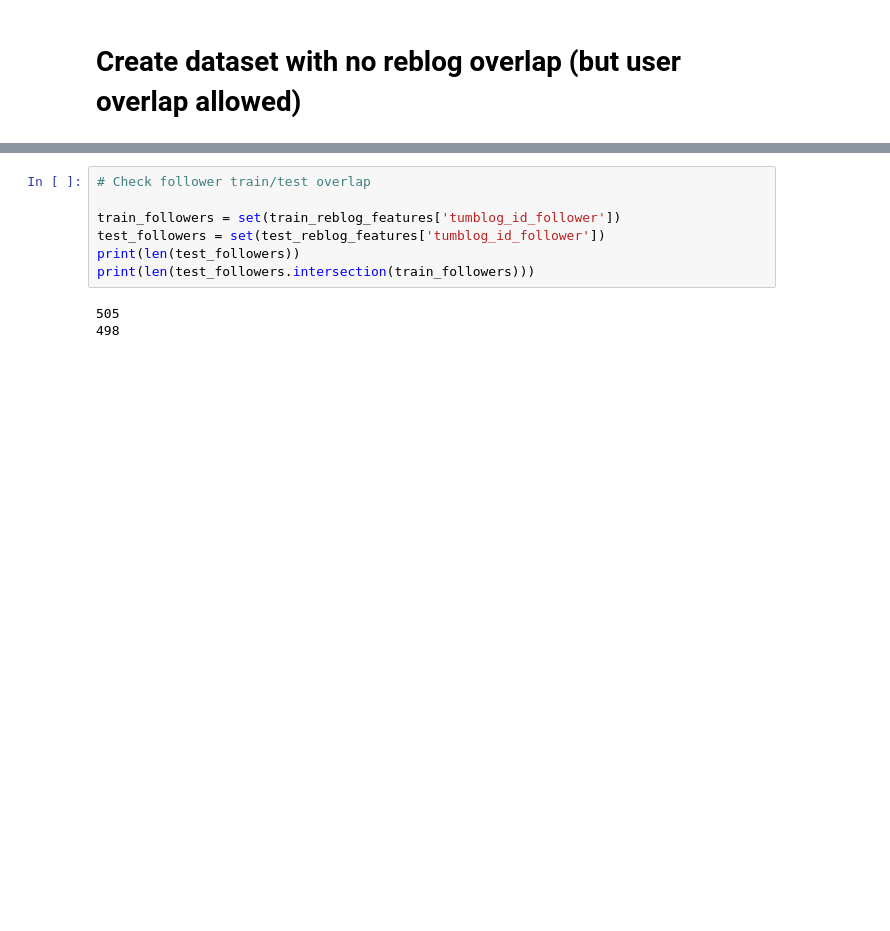
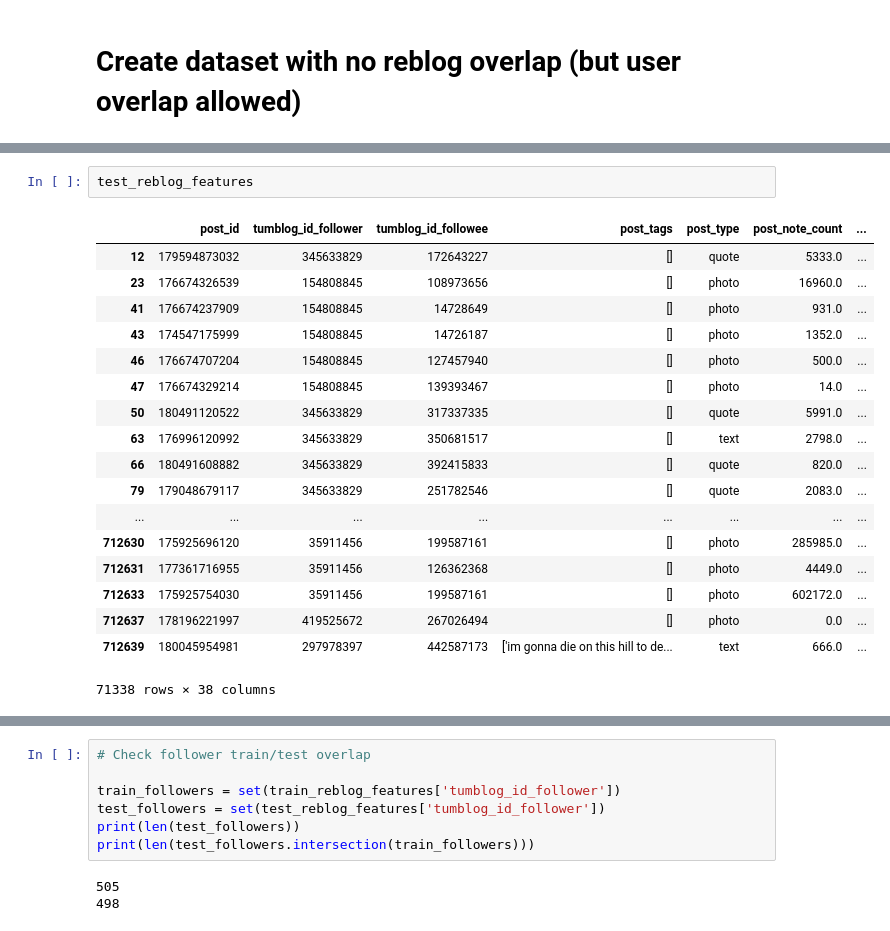
Before and after one commit to michaelmilleryoder/tumblr-scripts, a Jupyter notebook: jupyter/websci2020_data.ipynb, the cells around one changed output, grey strips where cells are left out. Cells and saved outputs as stored; diff of their text form; blank space fills up the shorter version.

```diff
--- a/jupyter/websci2020_data.ipynb
+++ b/jupyter/websci2020_data.ipynb
@@ -114,0 +669,21 @@ print(len(test_ranking_labels))
+# %%
+test_reblog_features
+# %% [output]
+|  | post_id | tumblog_id_follower | tumblog_id_followee | post_tags | post_type | post_note_count | ... |
+| 12 | 179594873032 | 345633829 | 172643227 | [] | quote | 5333.0 | ... |
+| 23 | 176674326539 | 154808845 | 108973656 | [] | photo | 16960.0 | ... |
+| 41 | 176674237909 | 154808845 | 14728649 | [] | photo | 931.0 | ... |
+| 43 | 174547175999 | 154808845 | 14726187 | [] | photo | 1352.0 | ... |
+| 46 | 176674707204 | 154808845 | 127457940 | [] | photo | 500.0 | ... |
+| 47 | 176674329214 | 154808845 | 139393467 | [] | photo | 14.0 | ... |
+| 50 | 180491120522 | 345633829 | 317337335 | [] | quote | 5991.0 | ... |
+| 63 | 176996120992 | 345633829 | 350681517 | [] | text | 2798.0 | ... |
+| 66 | 180491608882 | 345633829 | 392415833 | [] | quote | 820.0 | ... |
+| 79 | 179048679117 | 345633829 | 251782546 | [] | quote | 2083.0 | ... |
+| ... | ... | ... | ... | ... | ... | ... | ... |
+| 712630 | 175925696120 | 35911456 | 199587161 | [] | photo | 285985.0 | ... |
+| 712631 | 177361716955 | 35911456 | 126362368 | [] | photo | 4449.0 | ... |
+| 712633 | 175925754030 | 35911456 | 199587161 | [] | photo | 602172.0 | ... |
+| 712637 | 178196221997 | 419525672 | 267026494 | [] | photo | 0.0 | ... |
+| 712639 | 180045954981 | 297978397 | 442587173 | ['im gonna die on this hill to de... | text | 666.0 | ... |
+71338 rows × 38 columns
```
Also changed, not shown: parts of 39 cells of this notebook, 1 other file.
